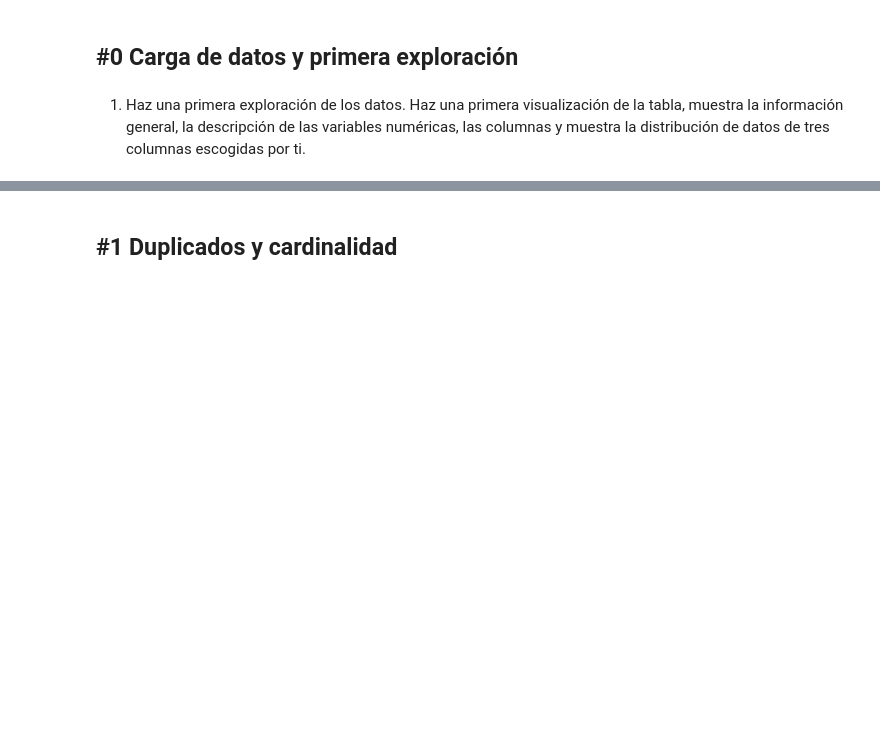
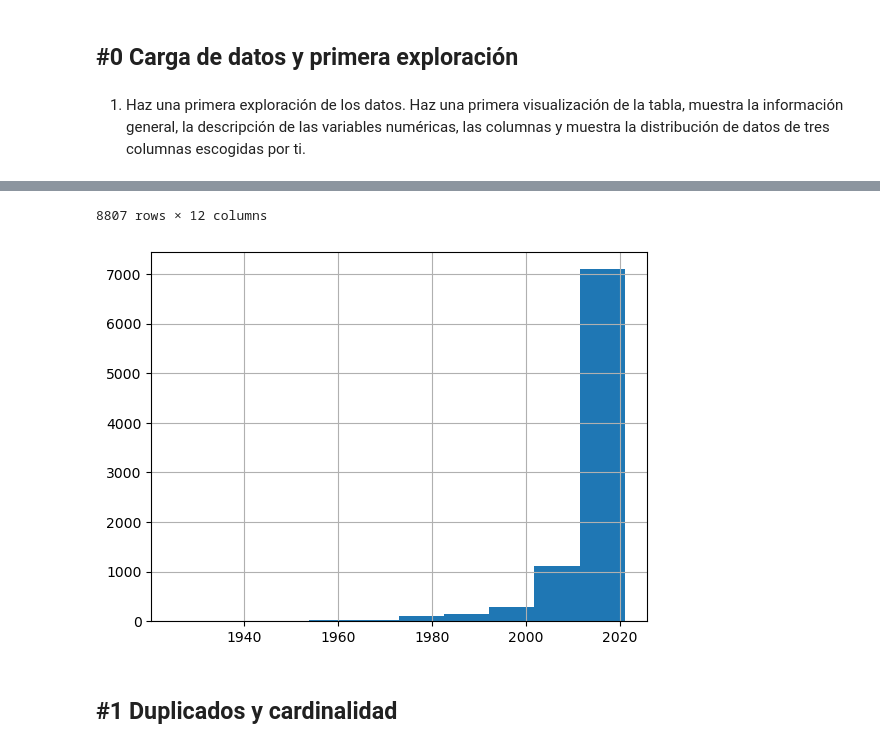
Before and after one commit to draranguez/DS-Online_DanielR, a Jupyter notebook: 03_Data_Analysis/Sprint_05/Unidad_01_Introduccion_Procesos_ETL/03_Practica_Obligatoria/18_Practica_Obligatoria_ETL.ipynb, the cells around one changed output, grey strips where cells are left out. Cells and saved outputs as stored; diff of their text form; code cells hidden in the pictures; blank space fills up the shorter version.

```diff
--- a/03_Data_Analysis/Sprint_05/Unidad_01_Introduccion_Procesos_ETL/03_Practica_Obligatoria/18_Practica_Obligatoria_ETL.ipynb
+++ b/03_Data_Analysis/Sprint_05/Unidad_01_Introduccion_Procesos_ETL/03_Practica_Obligatoria/18_Practica_Obligatoria_ETL.ipynb
@@ -18,0 +50,4 @@ df_peliculas = pd.read_csv("data/dataset_netflix_titles.csv")
+# %%
+df_peliculas.release_year.hist()
+df_peliculas
+# %% [output]
@@ -19,3 +66,5 @@ df_peliculas = pd.read_csv("data/dataset_netflix_titles.csv")
+8807 rows × 12 columns
+[figure, added]
 # %% [markdown]
 ## #1 Duplicados y cardinalidad
 # %% [markdown]
```
Also changed, not shown: parts of 27 cells of this notebook.
